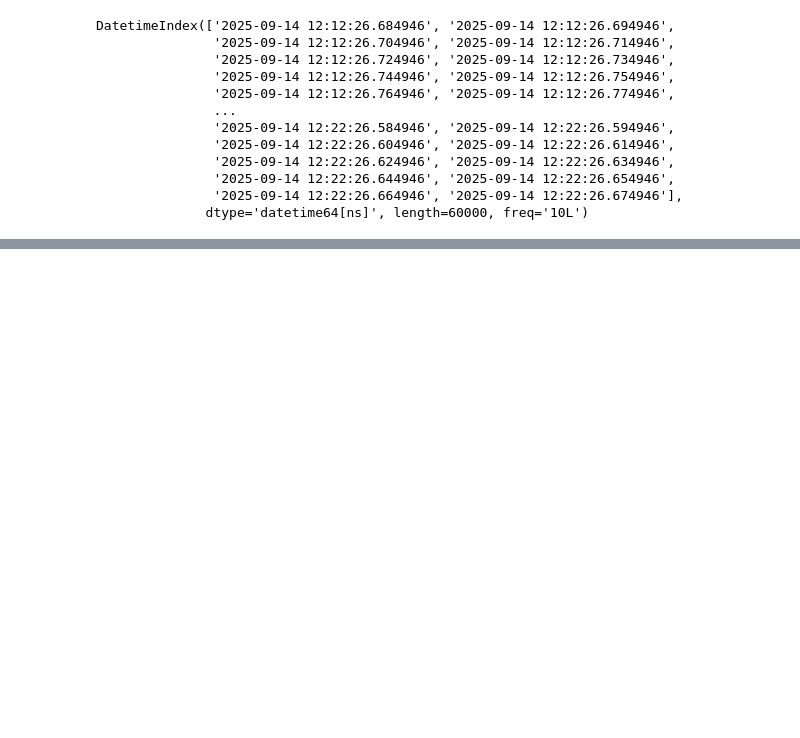
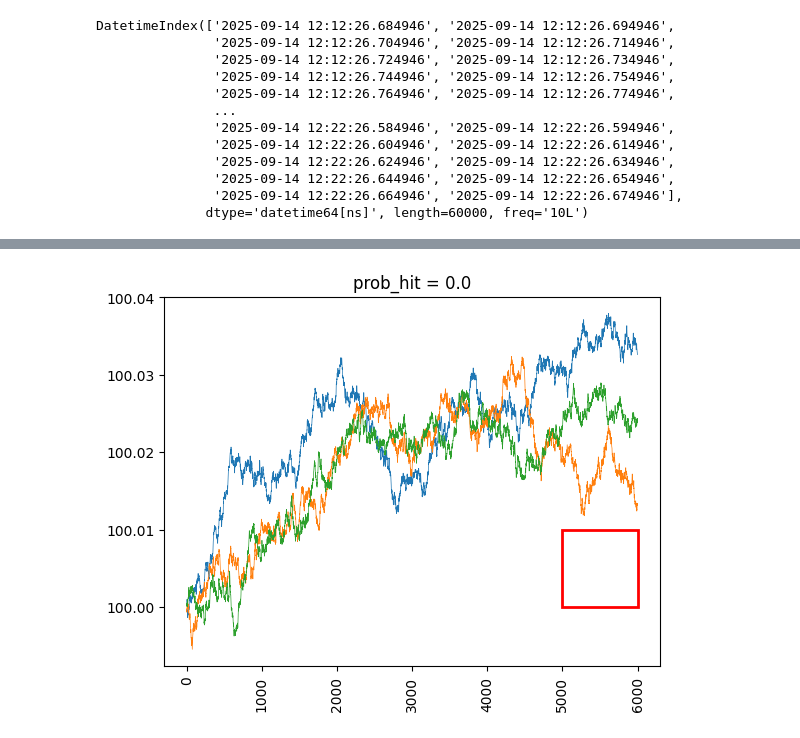
Before and after one commit to tsteindl/market_quota_game, a Jupyter notebook: main.ipynb, the cells around one changed output, grey strips where cells are left out. Cells and saved outputs as stored; diff of their text form; code cells hidden in the pictures; blank space fills up the shorter version.

```diff
--- a/main.ipynb
+++ b/main.ipynb
@@ -71,0 +76,42 @@ plt.show()
+# %%
+n_paths = 3
+show_paths = 20
+
+t = np.arange(n)
+S = geom_brownian_motion(S0, m, s, (n, n_paths), dt)
+
+fig, ax = plt.subplots()
+plt.xticks(rotation=90)
+ax.ticklabel_format(style='plain', axis='y')
+
+
+rect = patches.Rectangle((5000, S0), 1000, 0.01, linewidth=2, edgecolor='r', facecolor='none')
+
+ax.add_patch(rect)
+
+x0, y0, x1, y1 = rect.get_x(), rect.get_y(), rect.get_x() + rect.get_width(), rect.get_y() + rect.get_height()
+
+hits = 0
+for j in range(min(S.shape[1], show_paths)):
+    mask = ((t >= x0) & (t <= x1) & (S[:, j] >= y0) & (S[:, j] <= y1))
+
+    hit = np.any(mask)
+
+    if hit:
+        first_idx = np.argmax(mask)
+        first_x, first_y = t[first_idx], S[first_idx, j]
+        ax.scatter(first_x, first_y, color="red", zorder=5)
+
+        ax.plot(t[:int(first_x)+1], S[:int(first_x)+1, j], linewidth=0.5)
+
+        hits += 1
+    else:
+        ax.plot(t, S[:, j], linewidth=0.5)
+
+
+prob_hit = hits / n_paths
+
+plt.title(f"{prob_hit = }")
+plt.show()
+# %% [output]
+[figure, added]
```
Also changed, not shown: parts of 10 cells of this notebook.
